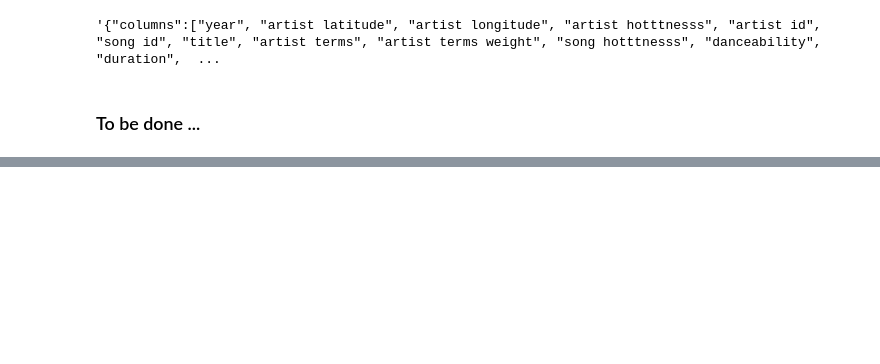
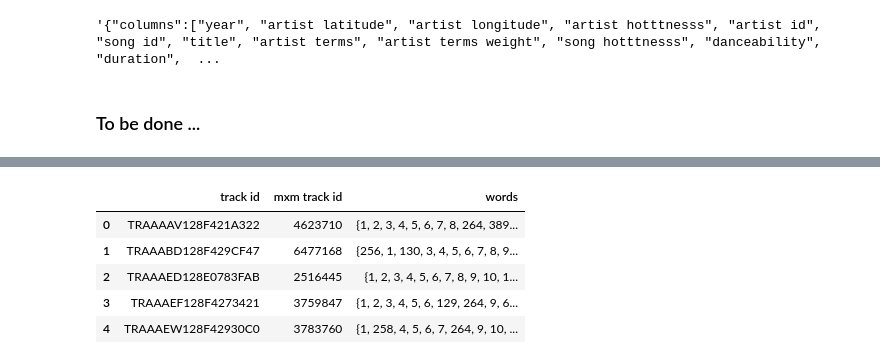
Before and after one commit to Piloumpicou/ADA-Unexpected-Match, a Jupyter notebook: project/MSD_subset.ipynb, the cells around one changed output, grey strips where cells are left out. Drawn from its saved outputs; the diff is of its cells as text; code cells hidden in the pictures; blank space fills up the shorter version.

```diff
--- a/project/MSD_subset.ipynb
+++ b/project/MSD_subset.ipynb
@@ -976,0 +1051,11 @@ strjson[:1000]
+# %%
+mxm_dataset_train = pd.DataFrame(entries)
+mxm_dataset_train.columns = ['track id', 'mxm track id', 'words']
+mxm_dataset_train.head()
+# %% [output]
+|  | track id | mxm track id | words |
+| 0 | TRAAAAV128F421A322 | 4623710 | {1, 2, 3, 4, 5, 6, 7, 8, 264, 389... |
+| 1 | TRAAABD128F429CF47 | 6477168 | {256, 1, 130, 3, 4, 5, 6, 7, 8, 9... |
+| 2 | TRAAAED128E0783FAB | 2516445 | {1, 2, 3, 4, 5, 6, 7, 8, 9, 10, 1... |
+| 3 | TRAAAEF128F4273421 | 3759847 | {1, 2, 3, 4, 5, 6, 129, 264, 9, 6... |
+| 4 | TRAAAEW128F42930C0 | 3783760 | {1, 258, 4, 5, 6, 7, 264, 9, 10, ... |
```
Also changed, not shown: parts of 21 cells of this notebook.
